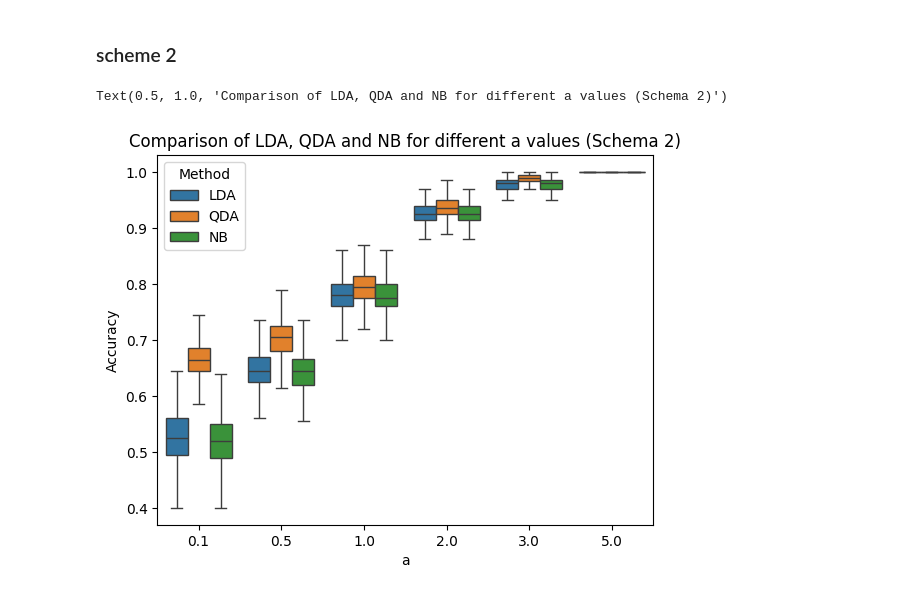
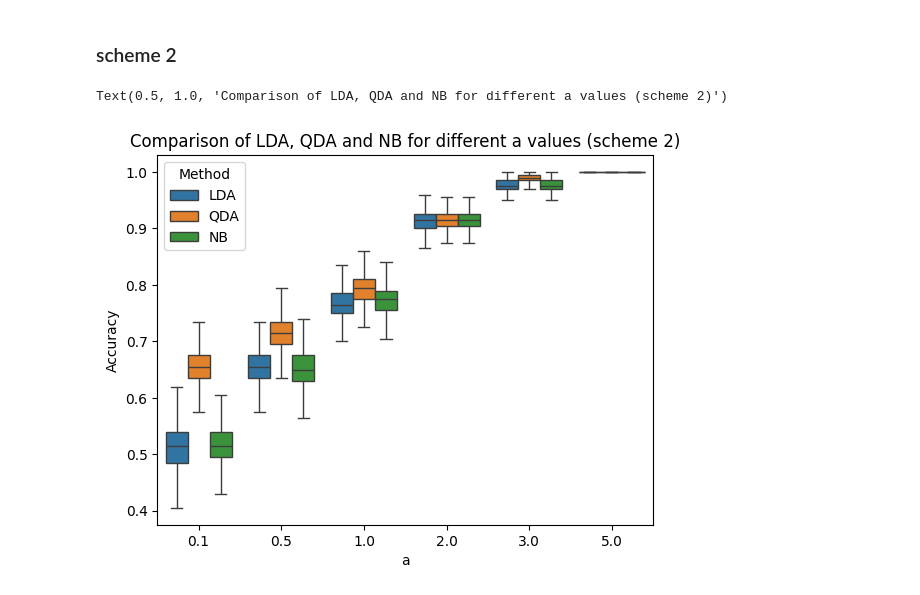
Before and after one commit to acharuza/advanced_ml_labs, a Jupyter notebook: bayesian_classification/BayesianSimulatedData1.ipynb, the cells around one changed output. Cells and saved outputs as stored; diff of their text form; code cells hidden in the pictures.

```diff
--- a/bayesian_classification/BayesianSimulatedData1.ipynb
+++ b/bayesian_classification/BayesianSimulatedData1.ipynb
@@ -21,8 +21,8 @@ a_values = [0.1, 0.5, 1, 2, 3, 5]
 
 
 for a_value in a_values:
-    for _ in range(1000):
-        X_data, y_data = generate_dataset1(a=a_value)
+    X_data, y_data = generate_dataset1(a=a_value)
+    for _ in range(10000):
         X_train, X_test, y_train, y_test = train_test_split(X_data, y_data, test_size=0.2)
 
         lda = LDA()
@@ -41,11 +41,11 @@ for a_value in a_values:
         results_scheme1['QDA'].append((accuracy_score(y_test, y_pred_qda), a_value))
         results_scheme1['NB'].append((accuracy_score(y_test, y_pred_nb), a_value))
 # %%
-data = []
+data_scheme1 = []
 for method in results_scheme1:
-    data.extend([(method, acc, a) for acc, a in results_scheme1[method]])
+    data_scheme1.extend([(method, acc, a) for acc, a in results_scheme1[method]])
 
-df = pd.DataFrame(data, columns=['Method', 'Accuracy', 'a'])
+df_scheme1 = pd.DataFrame(data_scheme1, columns=['Method', 'Accuracy', 'a'])
 
-sns.boxplot(x='a', y='Accuracy', hue='Method', data=df, showfliers=False).set_title('Comparison of LDA, QDA and NB for different a values (scheme 1)')
+sns.boxplot(x='a', y='Accuracy', hue='Method', data=df_scheme1, showfliers=False).set_title('Comparison of LDA, QDA and NB for different a values (scheme 1)')
 # %% [output]
@@ -58,10 +58,9 @@ results_scheme2 = {'LDA': [], 'QDA': [], 'NB': []}
 ro = 0.5
 a_values = [0.1, 0.5, 1, 2, 3, 5]
 
-
 for a_value in a_values:
-    for _ in range(1000):
-        X_data, y_data = generate_dataset2(a=a_value, ro=ro)
+    X_data, y_data = generate_dataset2(a=a_value, ro=ro)
+    for _ in range(10000):
         X_train, X_test, y_train, y_test = train_test_split(X_data, y_data, test_size=0.2)
 
         lda = LDA()
@@ -80,13 +79,13 @@ for a_value in a_values:
         results_scheme2['QDA'].append((accuracy_score(y_test, y_pred_qda), a_value))
         results_scheme2['NB'].append((accuracy_score(y_test, y_pred_nb), a_value))
 # %%
-data = []
+data_scheme2 = []
 for method in results_scheme2:
-    data.extend([(method, acc, a) for acc, a in results_scheme2[method]])
+    data_scheme2.extend([(method, acc, a) for acc, a in results_scheme2[method]])
 
-df = pd.DataFrame(data, columns=['Method', 'Accuracy', 'a'])
+df_scheme2 = pd.DataFrame(data_scheme2, columns=['Method', 'Accuracy', 'a'])
 
-sns.boxplot(x='a', y='Accuracy', hue='Method', data=df, showfliers=False).set_title('Comparison of LDA, QDA and NB for different a values (scheme 2)')
+sns.boxplot(x='a', y='Accuracy', hue='Method', data=df_scheme2, showfliers=False).set_title('Comparison of LDA, QDA and NB for different a values (scheme 2)')
 # %% [output]
-Text(0.5, 1.0, 'Comparison of LDA, QDA and NB for different a values (Schema 2)')
+Text(0.5, 1.0, 'Comparison of LDA, QDA and NB for different a values (scheme 2)')
-[figure, old version]
+[figure, new version]
```
Also changed, not shown: parts of 1 cell of this notebook, 3 other files.
